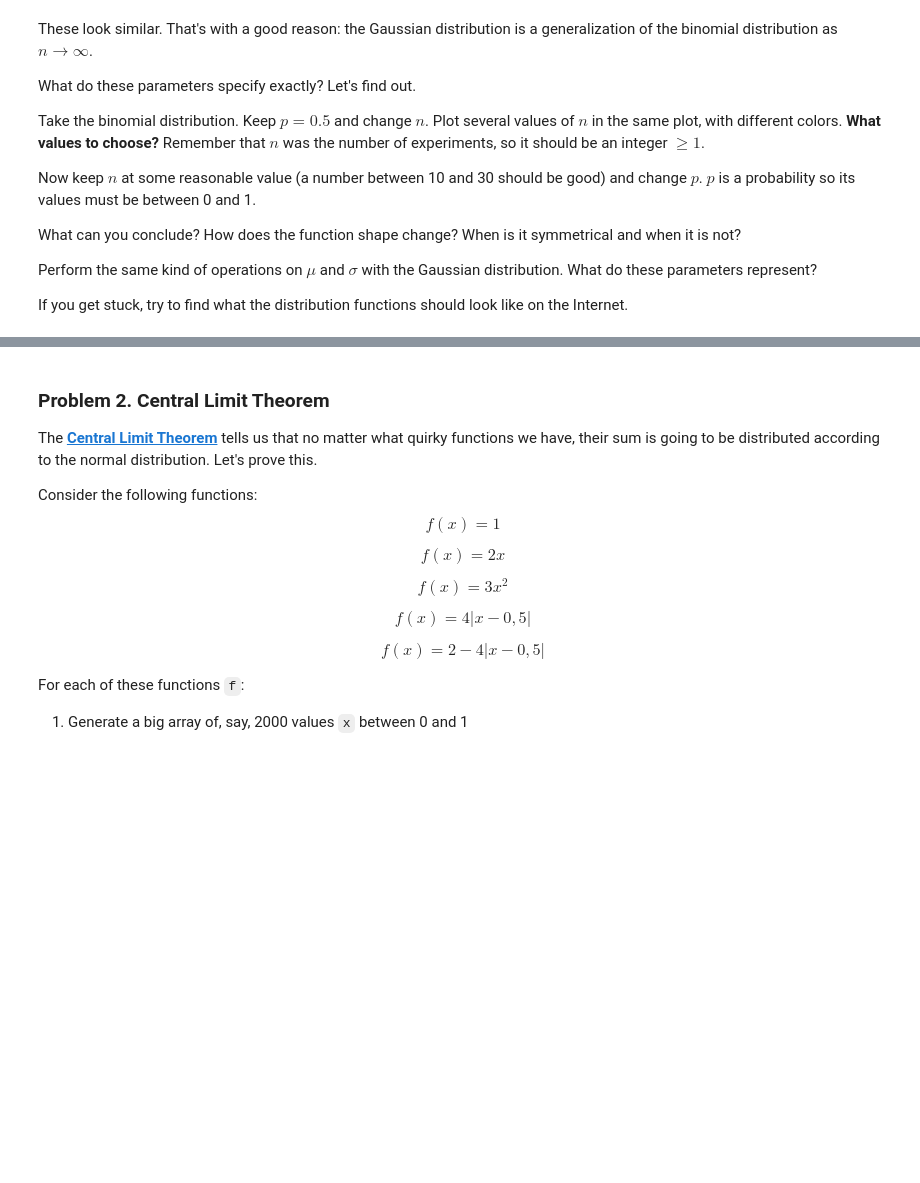
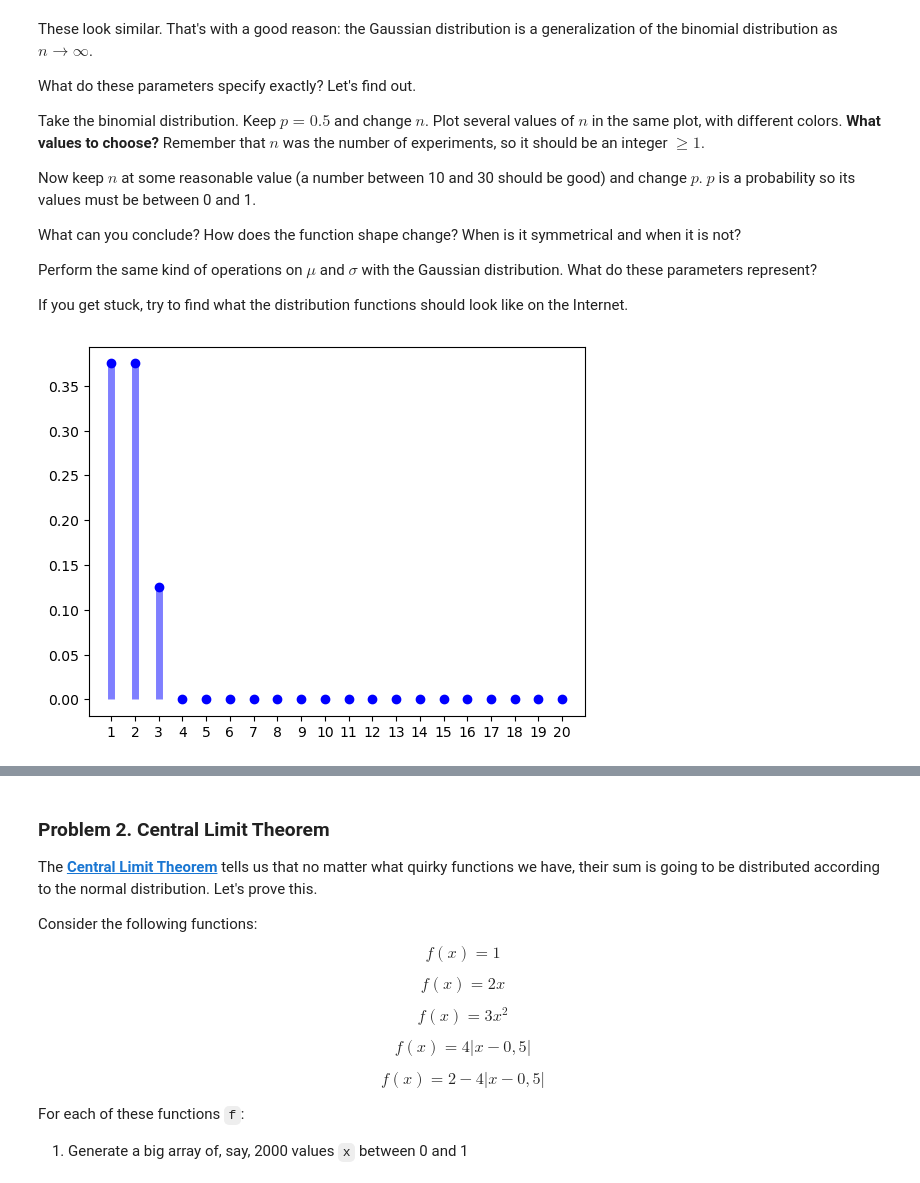
Before and after one commit to vessln/Math_concepts_for_developers, a Jupyter notebook: 5.Probability-and-Combinatorics-Exercise/Probability and Combinatorics Exercise.ipynb, the cells around one changed output, grey strips where cells are left out. Saved outputs shown, nothing was run; the diff lists cells and outputs as text; code cells hidden in the pictures; blank space fills up the shorter version.

```diff
--- a/5.Probability-and-Combinatorics-Exercise/Probability and Combinatorics Exercise.ipynb
+++ b/5.Probability-and-Combinatorics-Exercise/Probability and Combinatorics Exercise.ipynb
@@ -67,0 +70,6 @@ If you get stuck, try to find what the distribution functions should look like o
+# %%
+x_binomial = np.arange(1, 21)
+# %%
+plot_binomial_distribution(x_binomial, n=3, p=0.5)
+# %% [output]
+[figure, added]
```
Also changed, not shown: parts of 32 cells of this notebook.
